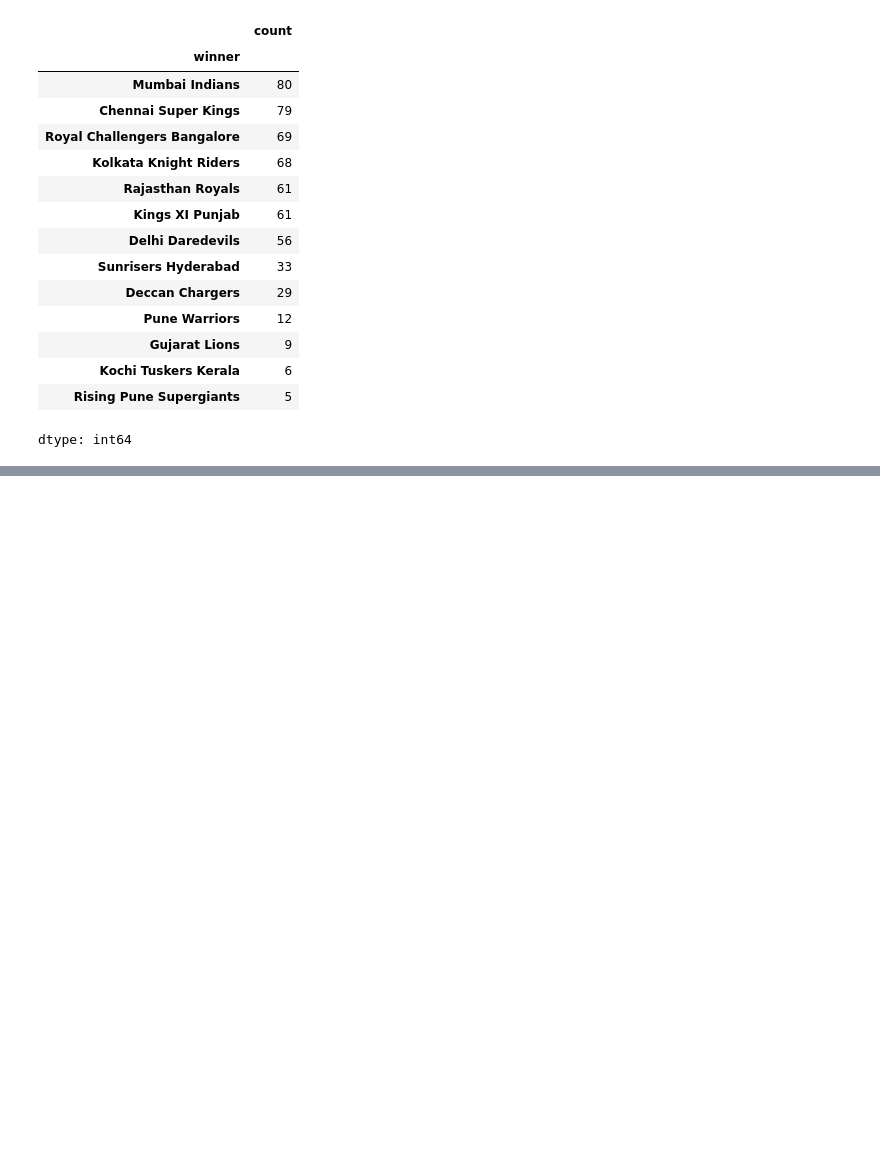
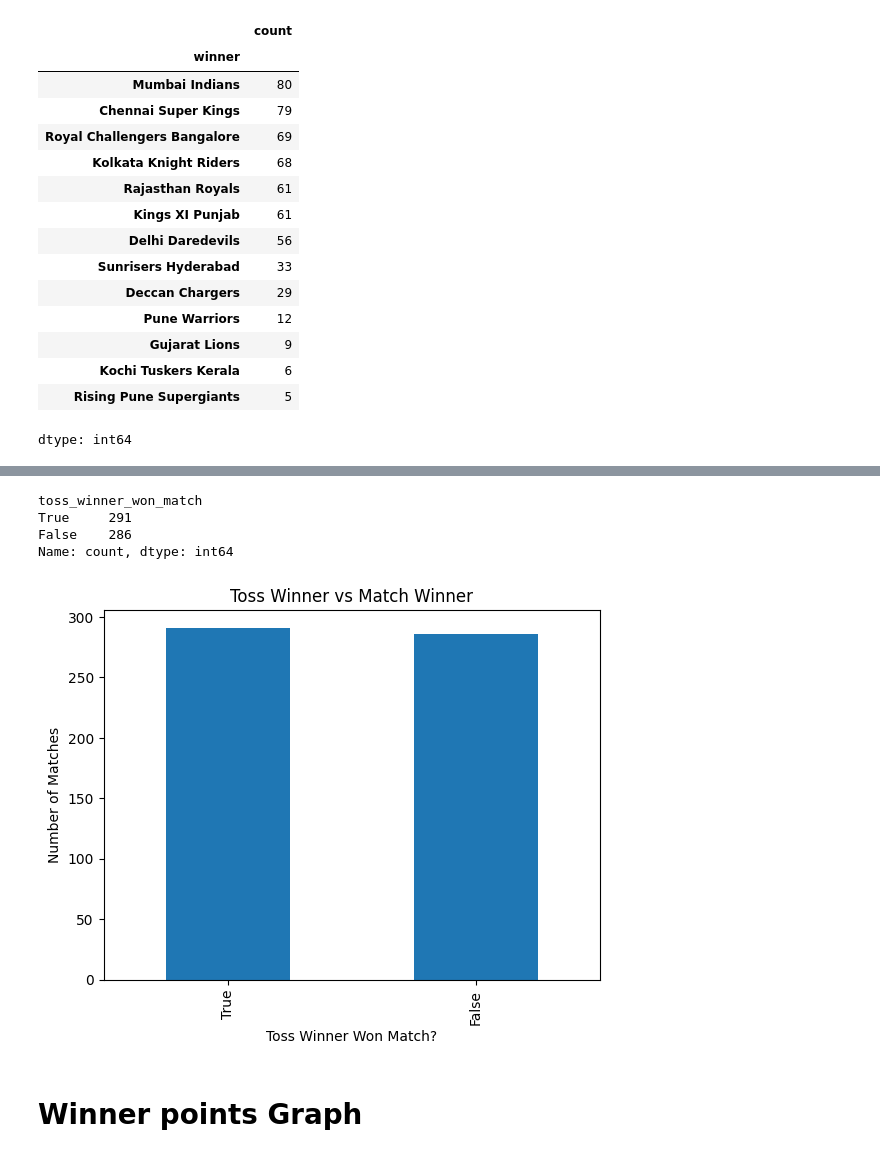
Before and after one commit to ashutosh100kumarsingh-blip/AML_LAB, a Jupyter notebook: Exp1.ipynb, the cells around one changed output, grey strips where cells are left out. Cells and saved outputs as stored; diff of their text form; code cells hidden in the pictures; blank space fills up the shorter version.

```diff
--- a/Exp1.ipynb
+++ b/Exp1.ipynb
@@ -247,0 +443,13 @@ dtype: int64
+# %%
+import pandas as pd
+
+df = pd.read_csv('/content/drive/MyDrive/AML_LAB/data.csv')
+
+# clean text columns (safe step)
+df['toss_winner'] = df['toss_winner'].str.lower().str.strip()
+df['winner'] = df['winner'].str.lower().str.strip()
+
+# create boolean column
+df['toss_winner_won_match'] = df['toss_winner'] == df['winner']
+
+print(df[['toss_winner', 'winner', 'toss_winner_won_match']].head())
@@ -247,0 +470,20 @@ dtype: int64
+# %%
+result_counts = df['toss_winner_won_match'].value_counts()
+print(result_counts)
+# %% [output]
+toss_winner_won_match
+True     291
+False    286
+Name: count, dtype: int64
+# %%
+import matplotlib.pyplot as plt
+
+result_counts.plot(kind='bar')
+plt.xlabel("Toss Winner Won Match?")
+plt.ylabel("Number of Matches")
+plt.title("Toss Winner vs Match Winner")
+plt.show()
+# %% [output]
+[figure, added]
+# %% [markdown]
+# Winner points Graph
```
Also changed, not shown: parts of 24 cells of this notebook.
